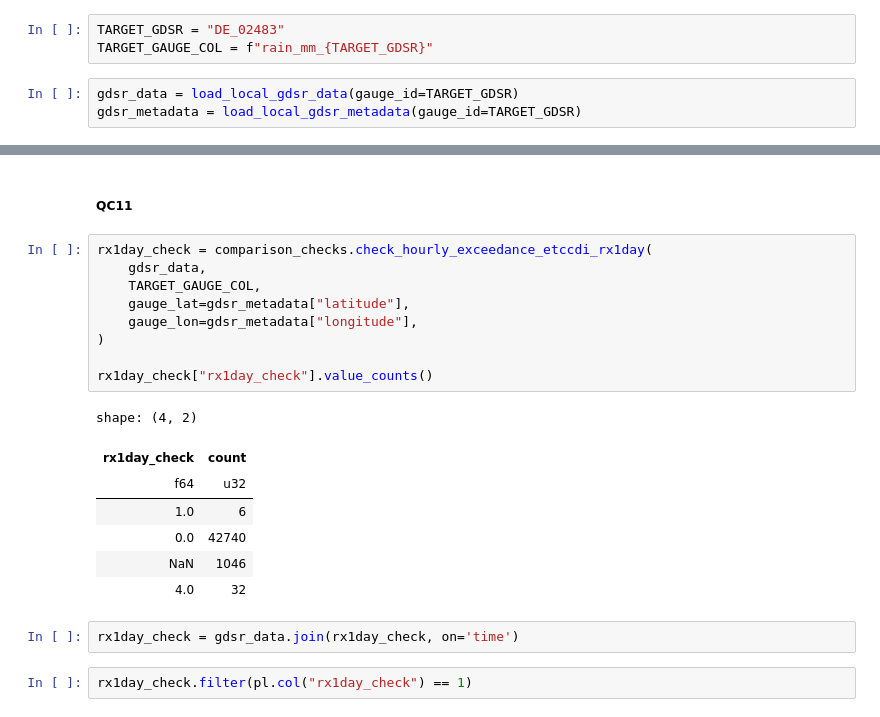
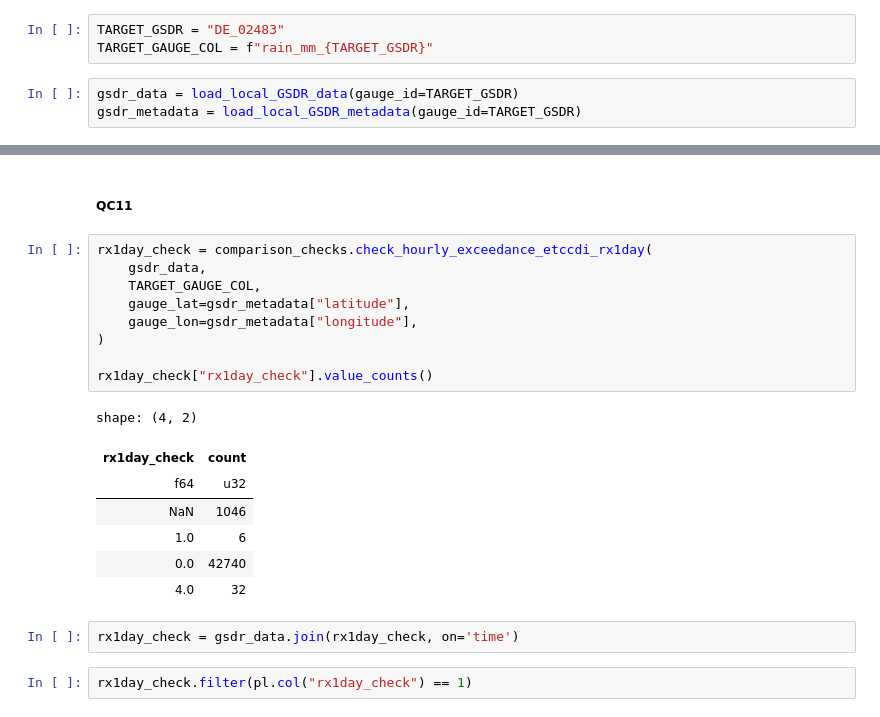
Before and after one commit to Thomasjkeel/RainfallQC-notebooks, a Jupyter notebook: notebooks/demo/rainfallQC_demo.ipynb, the cells around one changed output, grey strips where cells are left out. Saved outputs shown, nothing was run; the diff lists cells and outputs as text.

```diff
--- a/notebooks/demo/rainfallQC_demo.ipynb
+++ b/notebooks/demo/rainfallQC_demo.ipynb
@@ -29,9 +31,9 @@ from load_example_data import load_local_gdsr_data, load_local_gdsr_metadata # R
 # %% [markdown]
 ## 1.1 Load data for a single rain gauge
 # %%
-TARGET_GDSR = "DE_02483"
-TARGET_GAUGE_COL = f"rain_mm_{TARGET_GDSR}"
+TARGET_GSDR = "DE_02483"
+TARGET_GAUGE_COL = f"rain_mm_{TARGET_GSDR}"
 # %%
-gdsr_data = load_local_gdsr_data(gauge_id=TARGET_GDSR)
-gdsr_metadata = load_local_gdsr_metadata(gauge_id=TARGET_GDSR)
+gsdr_data = load_local_GSDR_data(gauge_id=TARGET_GSDR)
+gsdr_metadata = load_local_GSDR_metadata(gauge_id=TARGET_GSDR)
 # %%
@@ -249,23 +251,23 @@ shape: (5, 3)
 ##### QC11
 # %%
 rx1day_check = comparison_checks.check_hourly_exceedance_etccdi_rx1day(
-    gdsr_data,
+    gsdr_data,
     TARGET_GAUGE_COL,
-    gauge_lat=gdsr_metadata["latitude"],
-    gauge_lon=gdsr_metadata["longitude"],
+    gauge_lat=gsdr_metadata["latitude"],
+    gauge_lon=gsdr_metadata["longitude"],
 )
 
 rx1day_check["rx1day_check"].value_counts()
 # %% [output]
 shape: (4, 2)
 | rx1day_check | count |
 | f64 | u32 |
+| NaN | 1046 |
 | 1.0 | 6 |
 | 0.0 | 42740 |
-| NaN | 1046 |
 | 4.0 | 32 |
 # %%
-rx1day_check = gdsr_data.join(rx1day_check, on='time')
+rx1day_check = gsdr_data.join(rx1day_check, on='time')
 # %%
 rx1day_check.filter(pl.col("rx1day_check") == 1)
 # %% [output]
```
Also changed, not shown: parts of 39 cells of this notebook, 12 other files.
